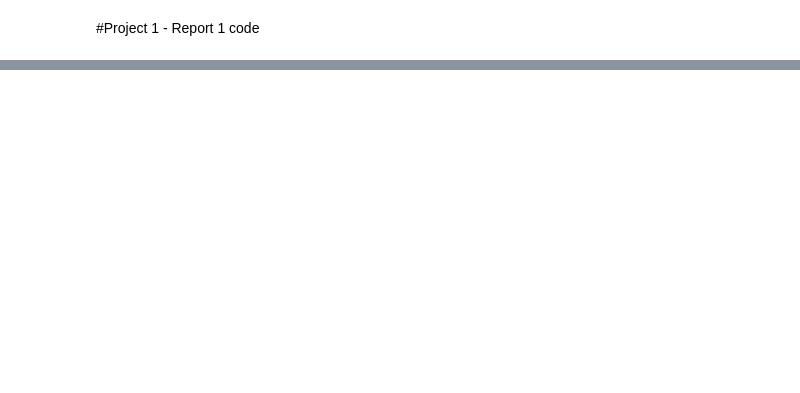
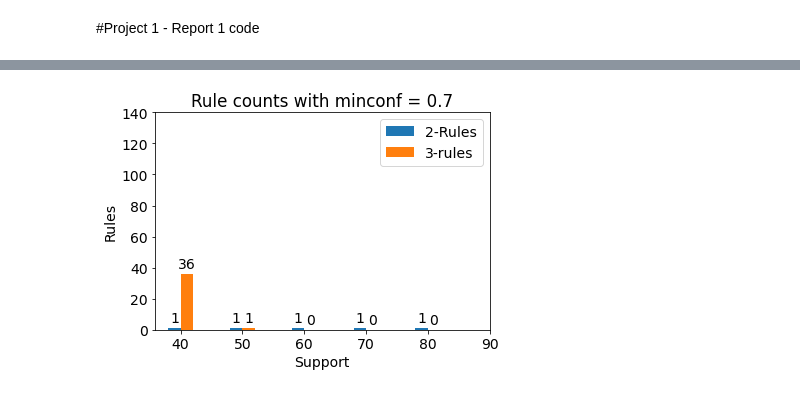
Before and after one commit to njmaysonet/data-mining-project-1, a Jupyter notebook: apriori/project1.ipynb, the cells around one changed output, grey strips where cells are left out. Drawn from its saved outputs; the diff is of its cells as text; code cells hidden in the pictures; blank space fills up the shorter version.

```diff
--- a/apriori/project1.ipynb
+++ b/apriori/project1.ipynb
@@ -84,2 +471,21 @@ plt.show()
+# %%
+plt.close()
+mconf = 0.7
+width = 2
+fig, ax = plt.subplots()
+pltdf=res_df.loc[res_df['Confidence'] == mconf]
+rects1 = ax.bar(pltdf.index - width/2,height=pltdf['2-rules'],width=width, label='2-Rules')
+rects2 = ax.bar(pltdf.index + width/2,height=pltdf['3-rules'],width=width, label='3-rules' )
+ax.set_xticks(np.arange(40,100,10))
+ax.set_yticks(np.arange(0,160,20))
+ax.set_xlabel('Support')
+ax.set_ylabel('Rules')
+ax.set_title('Rule counts with minconf = ' + str(mconf))
+ax.bar_label(rects1, padding=3)
+ax.bar_label(rects2, padding=3)
+ax.legend()
+plt.show()
+# %% [output]
+[figure, added]
 # %%
 # minsup, minconf = 5, 0.5
```
Also changed, not shown: parts of 21 cells of this notebook, 5 other files.
